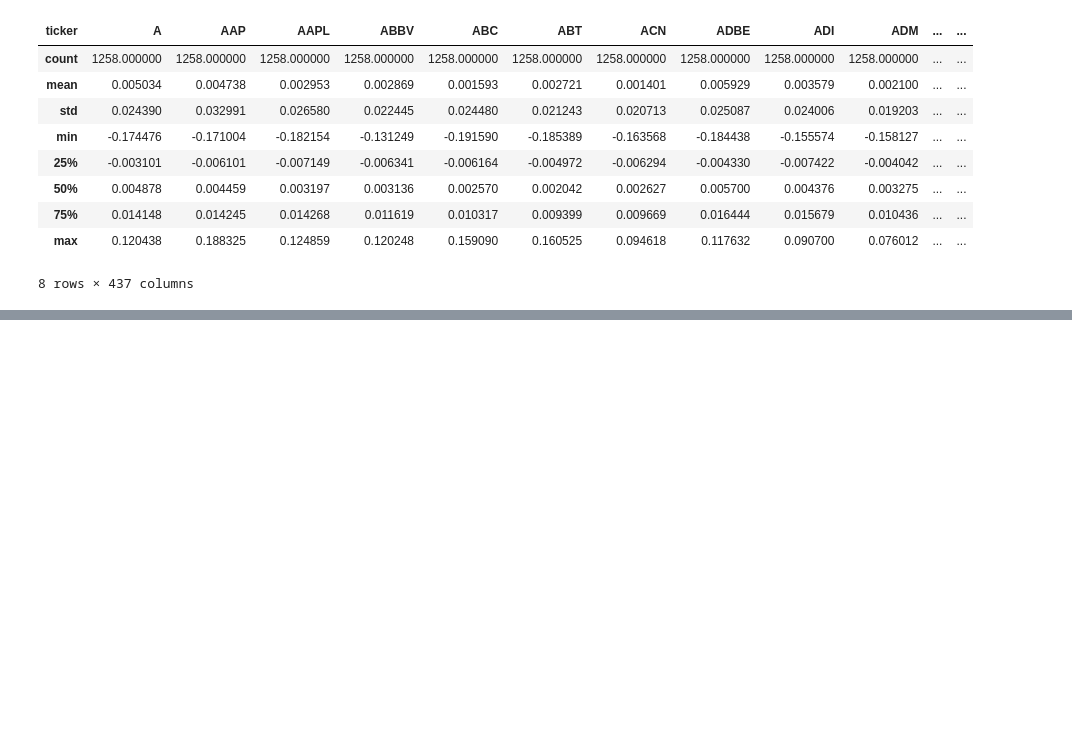
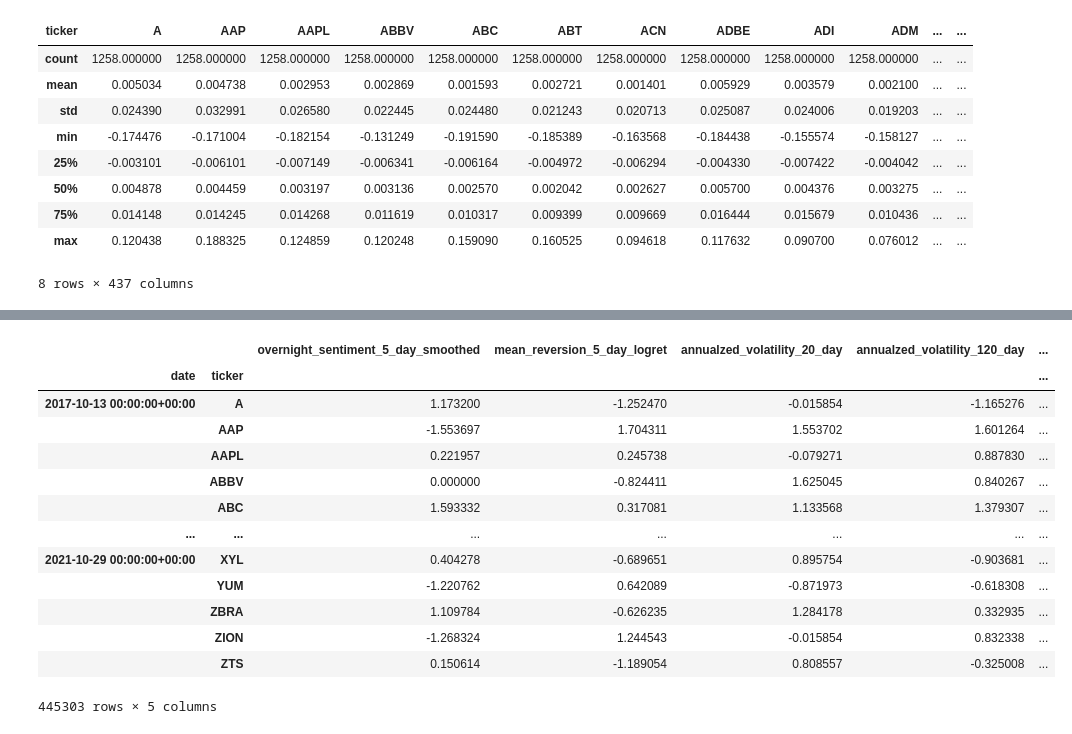
Before and after one commit to nmaiorana/svi-trading-tools, a Jupyter notebook: tools/experimentation.ipynb, the cells around one changed output, grey strips where cells are left out. Drawn from its saved outputs; the diff is of its cells as text; code cells hidden in the pictures; blank space fills up the shorter version.

```diff
--- a/tools/experimentation.ipynb
+++ b/tools/experimentation.ipynb
@@ -328,0 +345,28 @@ alpha_factors.factor_data.describe()
+# %%
+all_factors = pd.concat(
+[
+    alpha_factors.OvernightSentiment(price_histories, 5).rank().zscore().smoothed(10).rank().zscore().for_al(),
+    alpha_factors.FactorMeanReversion(price_histories, 5).demean(groupby=sector_helper.values()).rank().zscore().for_al(),
+    alpha_factors.AnnualizedVolatility(price_histories, 20).rank().zscore().for_al(),
+    alpha_factors.AnnualizedVolatility(price_histories, 120).rank().zscore().for_al(),
+    alpha_factors.MarketDispersion(price_histories, 120).for_al()
+], axis=1)
+# %%
+all_factors.sort_index(inplace=True)
+all_factors = all_factors.dropna()
+all_factors
+# %% [output]
+|  |  | overnight_sentiment_5_day_smoothed | mean_reversion_5_day_logret | annualzed_volatility_20_day | annualzed_volatility_120_day | ... |
+| date | ticker |  |  |  |  | ... |
+| 2017-10-13 00:00:00+00:00 | A | 1.173200 | -1.252470 | -0.015854 | -1.165276 | ... |
+|  | AAP | -1.553697 | 1.704311 | 1.553702 | 1.601264 | ... |
+|  | AAPL | 0.221957 | 0.245738 | -0.079271 | 0.887830 | ... |
+|  | ABBV | 0.000000 | -0.824411 | 1.625045 | 0.840267 | ... |
+|  | ABC | 1.593332 | 0.317081 | 1.133568 | 1.379307 | ... |
+| ... | ... | ... | ... | ... | ... | ... |
+| 2021-10-29 00:00:00+00:00 | XYL | 0.404278 | -0.689651 | 0.895754 | -0.903681 | ... |
+|  | YUM | -1.220762 | 0.642089 | -0.871973 | -0.618308 | ... |
+|  | ZBRA | 1.109784 | -0.626235 | 1.284178 | 0.332935 | ... |
+|  | ZION | -1.268324 | 1.244543 | -0.015854 | 0.832338 | ... |
+|  | ZTS | 0.150614 | -1.189054 | 0.808557 | -0.325008 | ... |
+445303 rows × 5 columns
```
Also changed, not shown: parts of 12 cells of this notebook, 6 other files.
